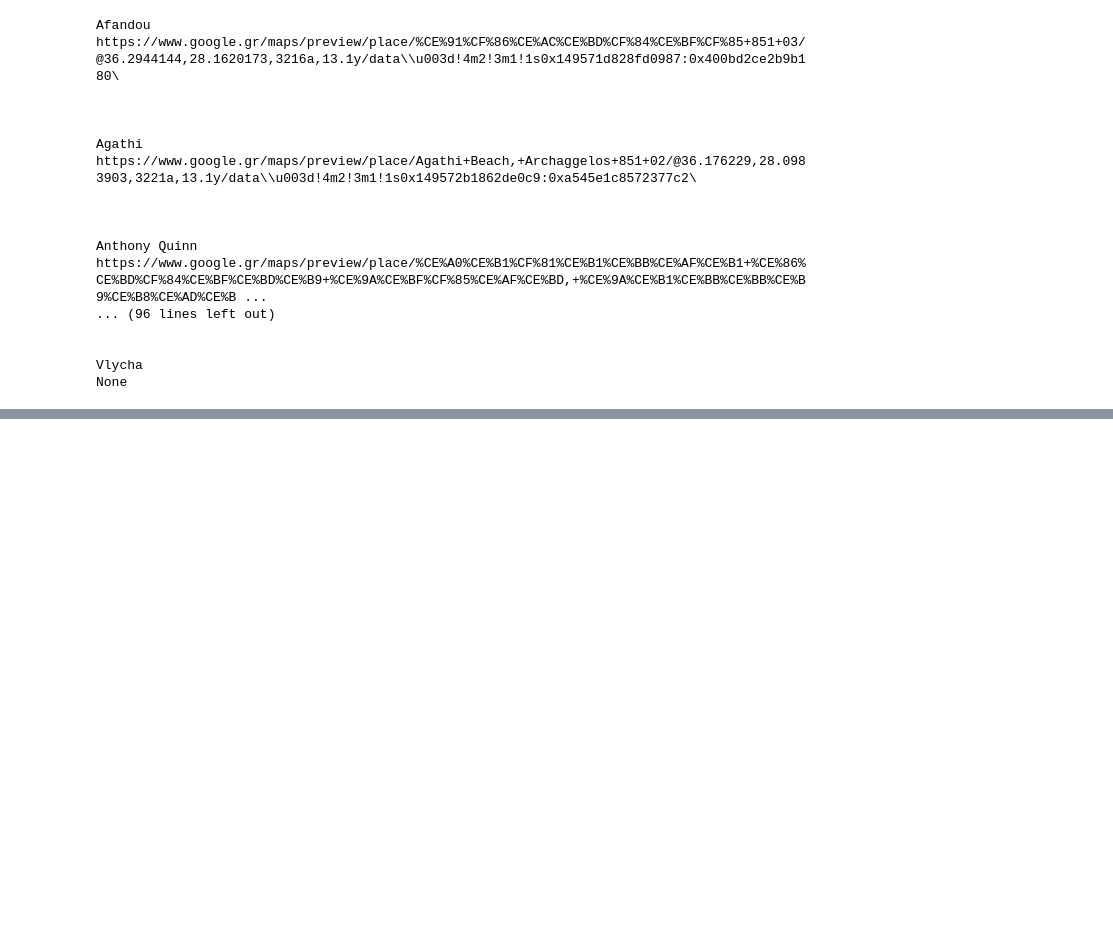
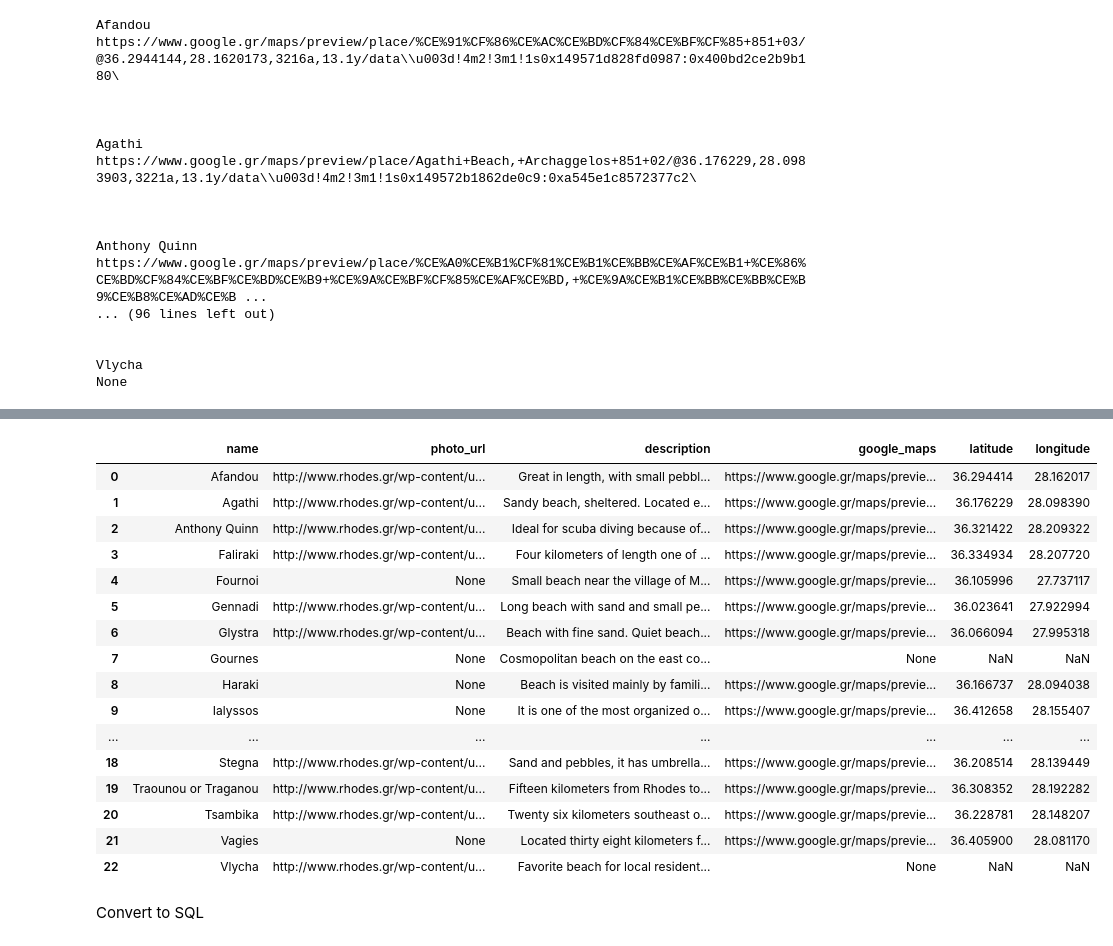
Before and after one commit to stavros11/Stavmel-Info-Kiosk, a Jupyter notebook: scraping/scrape_beaches.ipynb, the cells around one changed output, grey strips where cells are left out. Drawn from its saved outputs; the diff is of its cells as text; code cells hidden in the pictures; blank space fills up the shorter version.

```diff
--- a/scraping/scrape_beaches.ipynb
+++ b/scraping/scrape_beaches.ipynb
@@ -52,6 +44,3 @@ Failed to find photo for Ialyssos.
 Failed to find photo for Kiotari.
 Failed to find photo for Lardos.
 Failed to find photo for Vagies.
-# %%
-data_df = pd.DataFrame(data)
-data_df
@@ -160,9 +149,20 @@ Vlycha
 None
 # %%
 def coords_from_link(link):
-    coords_str = [p for p in link.split("/") if p[0] == "@"]
+    if link is None:
+        return None
+
+    coords_str = [p for p in link.split("/") if p and p[0] == "@"]
     if not coords_str:
         raise ValueError("Failed to find coordinates in {}.")
-    if len(coords_str) > 1:
+    elif len(coords_str) > 1:
         raise ValueError("Found multiple coordinates in {}.".format(link))
-    elif
+
+    coords_ls = coords_str[0].split(",")
+    assert coords_ls[0][0] == "@"
+    c1 = float(coords_ls[0][1:])
+    c2 = float(coords_ls[1])
+    return (c1, c2)
+# %%
+data_df["coordinates"] = data_df["google_maps"].map(coords_from_link)
+data_df
@@ -168,0 +187,23 @@ def coords_from_link(link):
+# %%
+data_df["latitude"] = data_df["coordinates"].map(lambda c: c[0] if c is not None else None)
+data_df["longitude"] = data_df["coordinates"].map(lambda c: c[1] if c is not None else None)
+data_df2 = data_df.drop(columns="coordinates")
+data_df2
+# %% [output]
+|  | name | photo_url | description | google_maps | latitude | longitude |
+| 0 | Afandou | http://www.rhodes.gr/wp-content/u... | Great in length, with small pebbl... | https://www.google.gr/maps/previe... | 36.294414 | 28.162017 |
+| 1 | Agathi | http://www.rhodes.gr/wp-content/u... | Sandy beach, sheltered. Located e... | https://www.google.gr/maps/previe... | 36.176229 | 28.098390 |
+| 2 | Anthony Quinn | http://www.rhodes.gr/wp-content/u... | Ideal for scuba diving because of... | https://www.google.gr/maps/previe... | 36.321422 | 28.209322 |
+| 3 | Faliraki | http://www.rhodes.gr/wp-content/u... | Four kilometers of length one of ... | https://www.google.gr/maps/previe... | 36.334934 | 28.207720 |
+| 4 | Fournoi | None | Small beach near the village of M... | https://www.google.gr/maps/previe... | 36.105996 | 27.737117 |
+| 5 | Gennadi | http://www.rhodes.gr/wp-content/u... | Long beach with sand and small pe... | https://www.google.gr/maps/previe... | 36.023641 | 27.922994 |
+| 6 | Glystra | http://www.rhodes.gr/wp-content/u... | Beach with fine sand. Quiet beach... | https://www.google.gr/maps/previe... | 36.066094 | 27.995318 |
+| 7 | Gournes | None | Cosmopolitan beach on the east co... | None | NaN | NaN |
+| 8 | Haraki | None | Beach is visited mainly by famili... | https://www.google.gr/maps/previe... | 36.166737 | 28.094038 |
+| 9 | Ialyssos | None | It is one of the most organized o... | https://www.google.gr/maps/previe... | 36.412658 | 28.155407 |
+| ... | ... | ... | ... | ... | ... | ... |
+| 18 | Stegna | http://www.rhodes.gr/wp-content/u... | Sand and pebbles, it has umbrella... | https://www.google.gr/maps/previe... | 36.208514 | 28.139449 |
+| 19 | Traounou or Traganou | http://www.rhodes.gr/wp-content/u... | Fifteen kilometers from Rhodes to... | https://www.google.gr/maps/previe... | 36.308352 | 28.192282 |
+| 20 | Tsambika | http://www.rhodes.gr/wp-content/u... | Twenty six kilometers southeast o... | https://www.google.gr/maps/previe... | 36.228781 | 28.148207 |
+| 21 | Vagies | None | Located thirty eight kilometers f... | https://www.google.gr/maps/previe... | 36.405900 | 28.081170 |
+| 22 | Vlycha | http://www.rhodes.gr/wp-content/u... | Favorite beach for local resident... | None | NaN | NaN |
@@ -168,0 +212,2 @@ def coords_from_link(link):
+# %% [markdown]
+Convert to SQL
```
Also changed, not shown: parts of 7 cells of this notebook.
